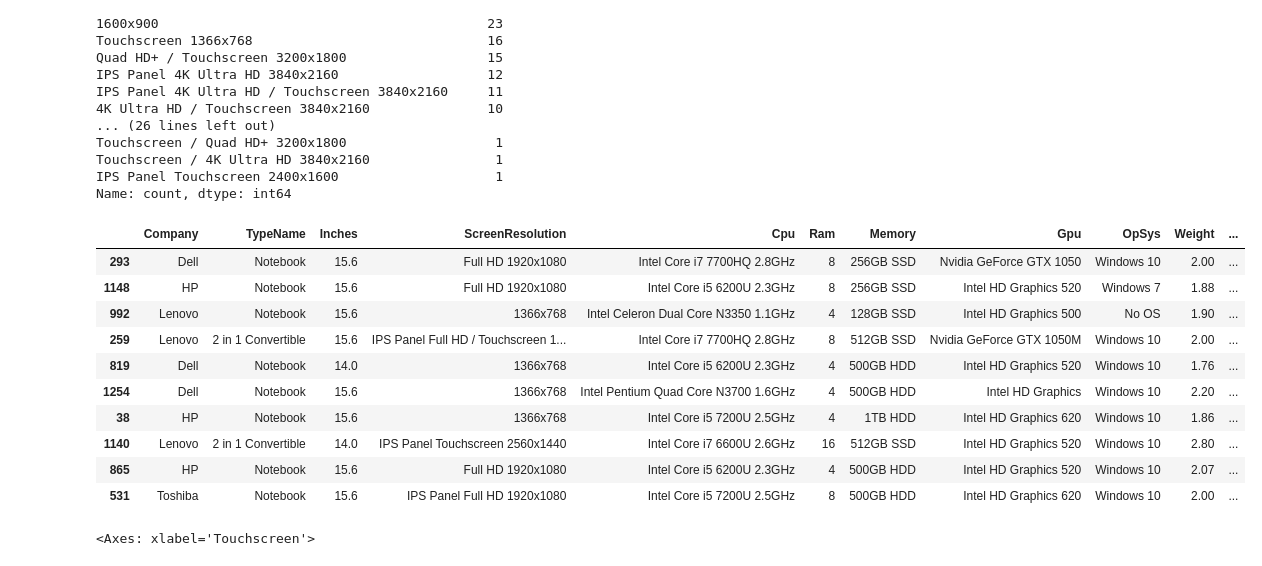
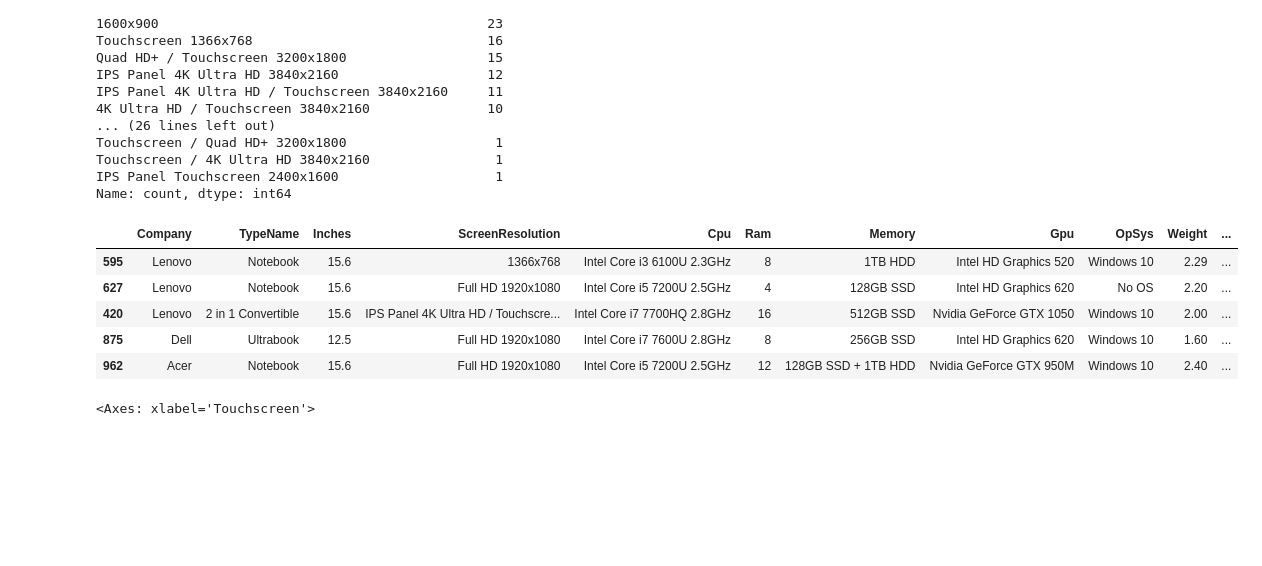
Before and after one commit to Dev-aryan-sahu/Lap-Price-Spy, a Jupyter notebook: Lap-Price-Spy.ipynb, the cells around one changed output. Cells and saved outputs as stored; diff of their text form; code cells hidden in the pictures; blank space fills up the shorter version.

```diff
--- a/Lap-Price-Spy.ipynb
+++ b/Lap-Price-Spy.ipynb
@@ -180,19 +180,14 @@ IPS Panel Touchscreen 2400x1600                    1
 Name: count, dtype: int64
 # %%
 df['Touchscreen'] = df['ScreenResolution'].apply(lambda x:1 if 'Touchscreen' in x else 0)
-df.sample(10)
+df.sample(5)
 # %% [output]
 |  | Company | TypeName | Inches | ScreenResolution | Cpu | Ram | Memory | Gpu | OpSys | Weight | ... |
-| 293 | Dell | Notebook | 15.6 | Full HD 1920x1080 | Intel Core i7 7700HQ 2.8GHz | 8 | 256GB SSD | Nvidia GeForce GTX 1050 | Windows 10 | 2.00 | ... |
-| 1148 | HP | Notebook | 15.6 | Full HD 1920x1080 | Intel Core i5 6200U 2.3GHz | 8 | 256GB SSD | Intel HD Graphics 520 | Windows 7 | 1.88 | ... |
-| 992 | Lenovo | Notebook | 15.6 | 1366x768 | Intel Celeron Dual Core N3350 1.1GHz | 4 | 128GB SSD | Intel HD Graphics 500 | No OS | 1.90 | ... |
-| 259 | Lenovo | 2 in 1 Convertible | 15.6 | IPS Panel Full HD / Touchscreen 1... | Intel Core i7 7700HQ 2.8GHz | 8 | 512GB SSD | Nvidia GeForce GTX 1050M | Windows 10 | 2.00 | ... |
-| 819 | Dell | Notebook | 14.0 | 1366x768 | Intel Core i5 6200U 2.3GHz | 4 | 500GB HDD | Intel HD Graphics 520 | Windows 10 | 1.76 | ... |
-| 1254 | Dell | Notebook | 15.6 | 1366x768 | Intel Pentium Quad Core N3700 1.6GHz | 4 | 500GB HDD | Intel HD Graphics | Windows 10 | 2.20 | ... |
-| 38 | HP | Notebook | 15.6 | 1366x768 | Intel Core i5 7200U 2.5GHz | 4 | 1TB HDD | Intel HD Graphics 620 | Windows 10 | 1.86 | ... |
-| 1140 | Lenovo | 2 in 1 Convertible | 14.0 | IPS Panel Touchscreen 2560x1440 | Intel Core i7 6600U 2.6GHz | 16 | 512GB SSD | Intel HD Graphics 520 | Windows 10 | 2.80 | ... |
-| 865 | HP | Notebook | 15.6 | Full HD 1920x1080 | Intel Core i5 6200U 2.3GHz | 4 | 500GB HDD | Intel HD Graphics 520 | Windows 10 | 2.07 | ... |
-| 531 | Toshiba | Notebook | 15.6 | IPS Panel Full HD 1920x1080 | Intel Core i5 7200U 2.5GHz | 8 | 500GB HDD | Intel HD Graphics 620 | Windows 10 | 2.00 | ... |
+| 595 | Lenovo | Notebook | 15.6 | 1366x768 | Intel Core i3 6100U 2.3GHz | 8 | 1TB HDD | Intel HD Graphics 520 | Windows 10 | 2.29 | ... |
+| 627 | Lenovo | Notebook | 15.6 | Full HD 1920x1080 | Intel Core i5 7200U 2.5GHz | 4 | 128GB SSD | Intel HD Graphics 620 | No OS | 2.20 | ... |
+| 420 | Lenovo | 2 in 1 Convertible | 15.6 | IPS Panel 4K Ultra HD / Touchscre... | Intel Core i7 7700HQ 2.8GHz | 16 | 512GB SSD | Nvidia GeForce GTX 1050 | Windows 10 | 2.00 | ... |
+| 875 | Dell | Ultrabook | 12.5 | Full HD 1920x1080 | Intel Core i7 7600U 2.8GHz | 8 | 256GB SSD | Intel HD Graphics 620 | Windows 10 | 1.60 | ... |
+| 962 | Acer | Notebook | 15.6 | Full HD 1920x1080 | Intel Core i5 7200U 2.5GHz | 12 | 128GB SSD + 1TB HDD | Nvidia GeForce GTX 950M | Windows 10 | 2.40 | ... |
 # %%
 df['Touchscreen'].value_counts().plot(kind='bar')
 # %% [output]
```
Also changed, not shown: parts of 19 cells of this notebook, 1 other file.
